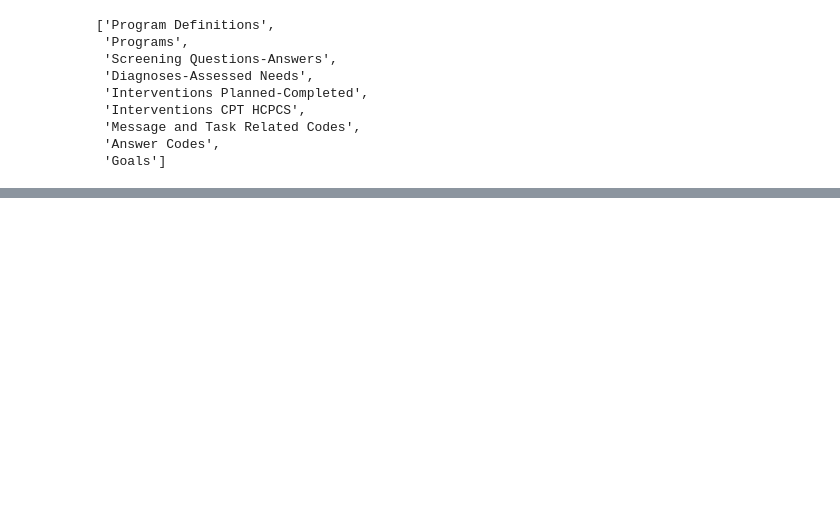
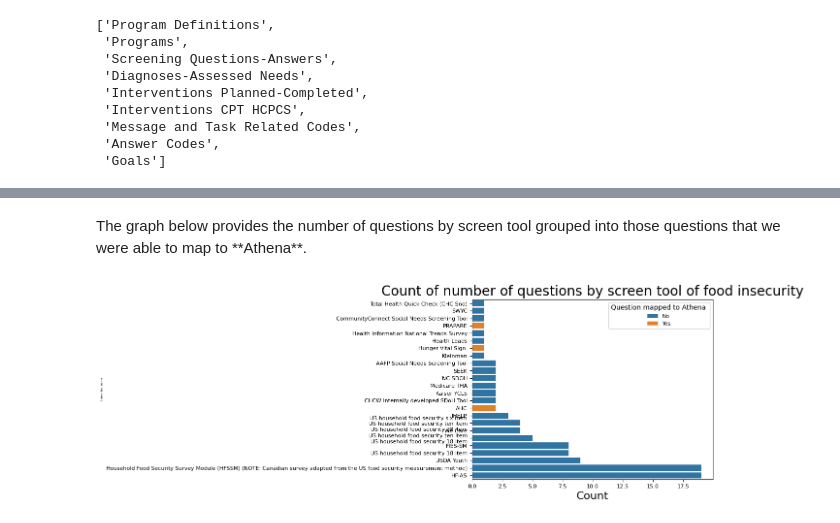
Before and after one commit to adambouras/OHDSI-Symposium-Submission, a Jupyter notebook: OHDSI_Submission_BERT_Similarity_Ranking.ipynb, the cells around one changed output, grey strips where cells are left out. Drawn from its saved outputs; the diff is of its cells as text; code cells hidden in the pictures; blank space fills up the shorter version.

```diff
--- a/OHDSI_Submission_BERT_Similarity_Ranking.ipynb
+++ b/OHDSI_Submission_BERT_Similarity_Ranking.ipynb
@@ -66,0 +127,6 @@ for i , c in enumerate(xls.sheet_names, 1):
+# %%
+# screen_tool_summary = df3.groupby('Relevant_Screening_Tool')['LOINC_Panel_Code'].nunique()
+df_scr_tool_sum = df3.groupby(by=['Relevant_Screening_Tool', 'Mapped_to_Athena'], dropna=False, as_index=False).agg({'LOINC_Panel_Code': pd.Series.nunique}).sort_values('LOINC_Panel_Code')
+# %%
+df_scr_tool_sum['Mapped_to_Athena'] = df_scr_tool_sum['Mapped_to_Athena'].fillna('No')
+df_scr_tool_sum
@@ -67,3 +151,17 @@ for i , c in enumerate(xls.sheet_names, 1):
+# %% [markdown]
+<p>The graph below provides the number of questions by screen tool grouped into those questions that we were able to map to **Athena**.</p>
+# %%
+import matplotlib.pyplot as plt
+
+sns.barplot(df_scr_tool_sum, x= 'LOINC_Panel_Code', y= 'Relevant_Screening_Tool', orient="y", hue='Mapped_to_Athena')
+#modify individual font size of elements
+plt.legend(title='Question mapped to Athena ', fontsize=8)
+plt.xlabel('Count', fontsize=16);
+plt.ylabel('Screen tool name', fontsize=4);
+plt.title('Count of number of questions by screen tool of food insecurity', fontsize=20)
+plt.tick_params(axis='both', which='major', labelsize=8)
+# %% [output]
+[figure, added]
 # %%
 import re
 sentences_yes = df3['Question_Concept'].loc[df3['Mapped_to_Athena'] == 'Yes'].unique().tolist()
```
Also changed, not shown: parts of 17 cells of this notebook, 4 other files.
